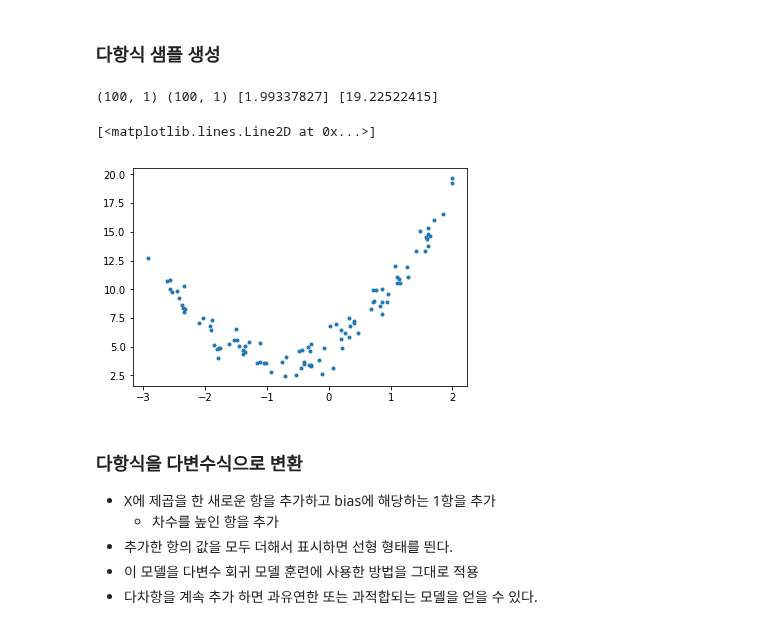
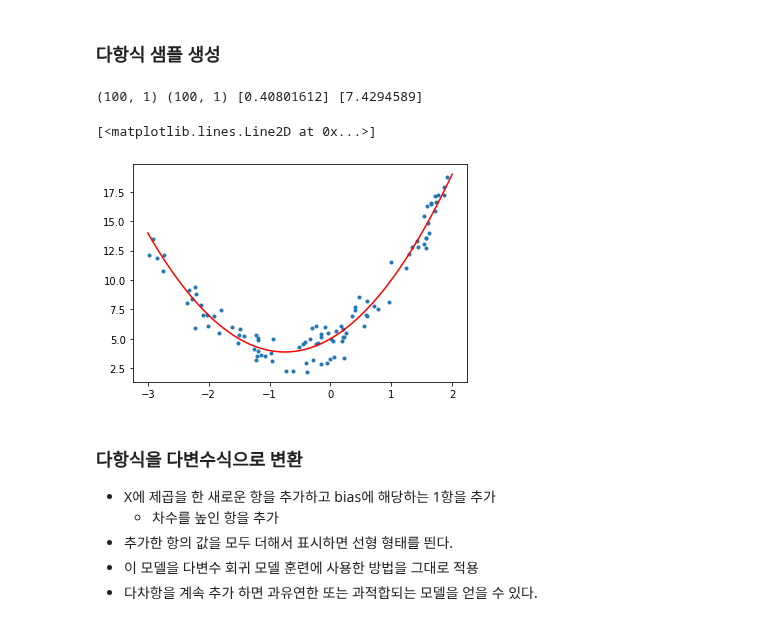
Before and after one commit to dltpdn/ml_dl_edu, a Jupyter notebook: 3.09.Polynomial_Regression.ipynb, the cells around one changed output. Drawn from its saved outputs; the diff is of its cells as text; code cells hidden in the pictures.

```diff
--- a/3.09.Polynomial_Regression.ipynb
+++ b/3.09.Polynomial_Regression.ipynb
@@ -13,20 +13,20 @@
 # %%
 %matplotlib inline
 import numpy as np
 import matplotlib.pylab as plt
 
 m = 100
 X = 5 * np.random.rand(m, 1) -3
 y = 2*X**2 + 3*X + 5 + np.random.randn(m, 1) # 2,3,5 +noiseb
 print(X.shape, y.shape, X[0], y[0])
 plt.plot(X, y, '.')
-#xl = np.linspace(-3, 2, m)
-#yl = np.polyval([2,3,5], xl)
-#plt.plot(xl, yl, 'r-')
+xl = np.linspace(-3, 2, m)
+yl = np.polyval([2,3,5], xl)
+plt.plot(xl, yl, 'r-')
 # %% [output]
-(100, 1) (100, 1) [1.99337827] [19.22522415]
+(100, 1) (100, 1) [0.40801612] [7.4294589]
 [<matplotlib.lines.Line2D at 0x...>]
-[figure, old version]
+[figure, new version]
 # %% [markdown]
 ### 다항식을 다변수식으로 변환
 * X에 제곱을 한 새로운 항을 추가하고 bias에 해당하는 1항을 추가
```
Also changed, not shown: parts of 1 cell of this notebook.
